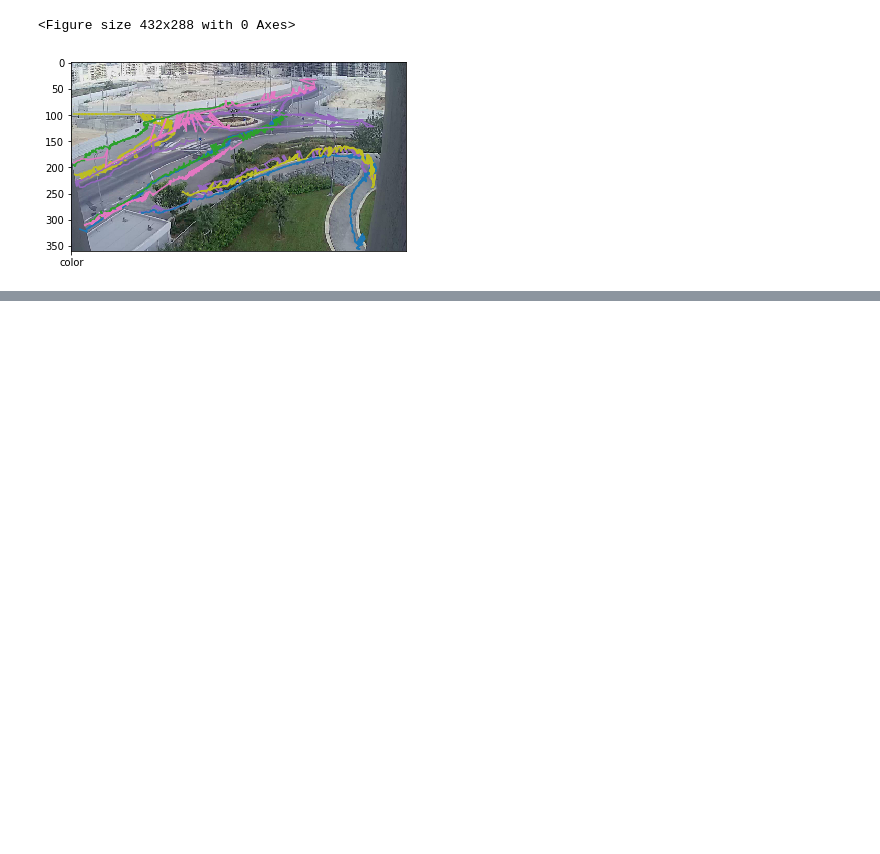
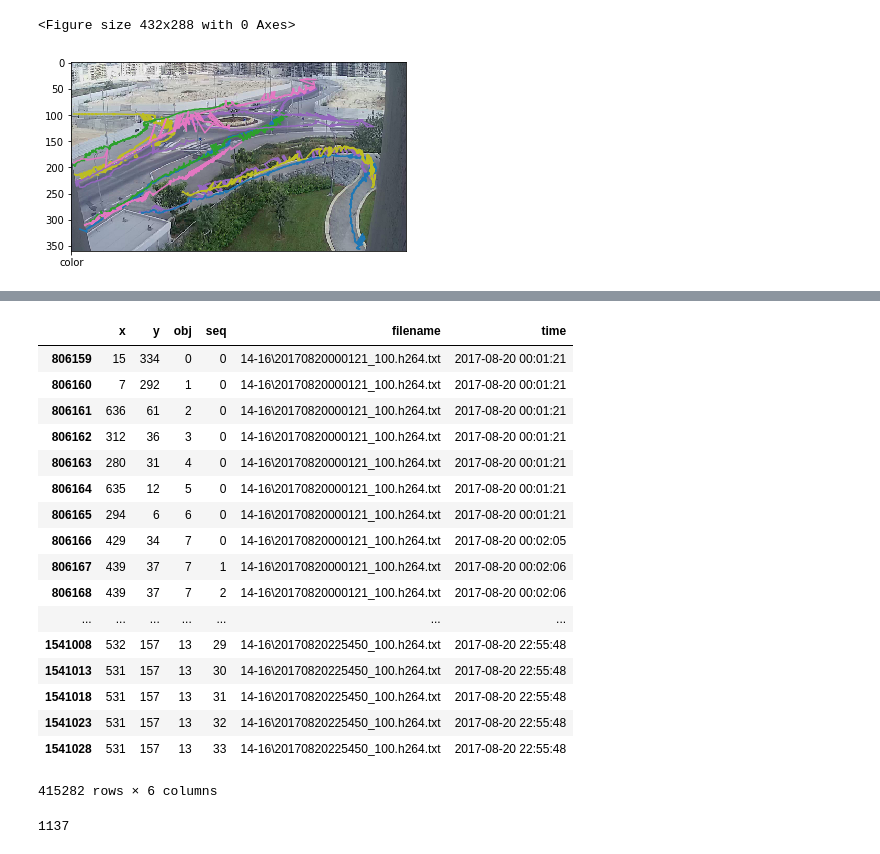
Before and after one commit to chanismile/Paths-Research, a Jupyter notebook: init_queries_Sari.ipynb, the cells around one changed output, grey strips where cells are left out. Cells and saved outputs as stored; diff of their text form; code cells hidden in the pictures; blank space fills up the shorter version.

```diff
--- a/init_queries_Sari.ipynb
+++ b/init_queries_Sari.ipynb
@@ -68,0 +92,25 @@ plot_objs(specific_date)
+# %%
+specific_date
+# %% [output]
+|  | x | y | obj | seq | filename | time |
+| 806159 | 15 | 334 | 0 | 0 | 14-16\20170820000121_100.h264.txt | 2017-08-20 00:01:21 |
+| 806160 | 7 | 292 | 1 | 0 | 14-16\20170820000121_100.h264.txt | 2017-08-20 00:01:21 |
+| 806161 | 636 | 61 | 2 | 0 | 14-16\20170820000121_100.h264.txt | 2017-08-20 00:01:21 |
+| 806162 | 312 | 36 | 3 | 0 | 14-16\20170820000121_100.h264.txt | 2017-08-20 00:01:21 |
+| 806163 | 280 | 31 | 4 | 0 | 14-16\20170820000121_100.h264.txt | 2017-08-20 00:01:21 |
+| 806164 | 635 | 12 | 5 | 0 | 14-16\20170820000121_100.h264.txt | 2017-08-20 00:01:21 |
+| 806165 | 294 | 6 | 6 | 0 | 14-16\20170820000121_100.h264.txt | 2017-08-20 00:01:21 |
+| 806166 | 429 | 34 | 7 | 0 | 14-16\20170820000121_100.h264.txt | 2017-08-20 00:02:05 |
+| 806167 | 439 | 37 | 7 | 1 | 14-16\20170820000121_100.h264.txt | 2017-08-20 00:02:06 |
+| 806168 | 439 | 37 | 7 | 2 | 14-16\20170820000121_100.h264.txt | 2017-08-20 00:02:06 |
+| ... | ... | ... | ... | ... | ... | ... |
+| 1541008 | 532 | 157 | 13 | 29 | 14-16\20170820225450_100.h264.txt | 2017-08-20 22:55:48 |
+| 1541013 | 531 | 157 | 13 | 30 | 14-16\20170820225450_100.h264.txt | 2017-08-20 22:55:48 |
+| 1541018 | 531 | 157 | 13 | 31 | 14-16\20170820225450_100.h264.txt | 2017-08-20 22:55:48 |
+| 1541023 | 531 | 157 | 13 | 32 | 14-16\20170820225450_100.h264.txt | 2017-08-20 22:55:48 |
+| 1541028 | 531 | 157 | 13 | 33 | 14-16\20170820225450_100.h264.txt | 2017-08-20 22:55:48 |
+415282 rows × 6 columns
+# %%
+pd.merge(specific_time, specific_date)
+# %% [output]
+1137
```
Also changed, not shown: parts of 2 cells of this notebook.
